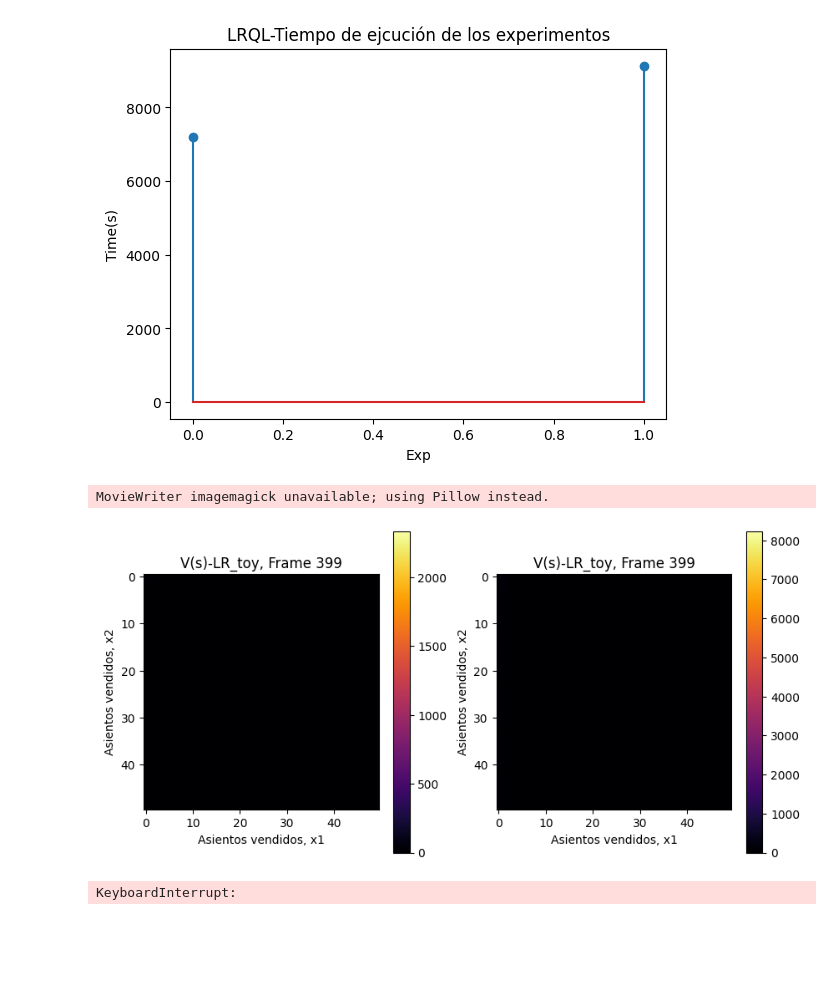
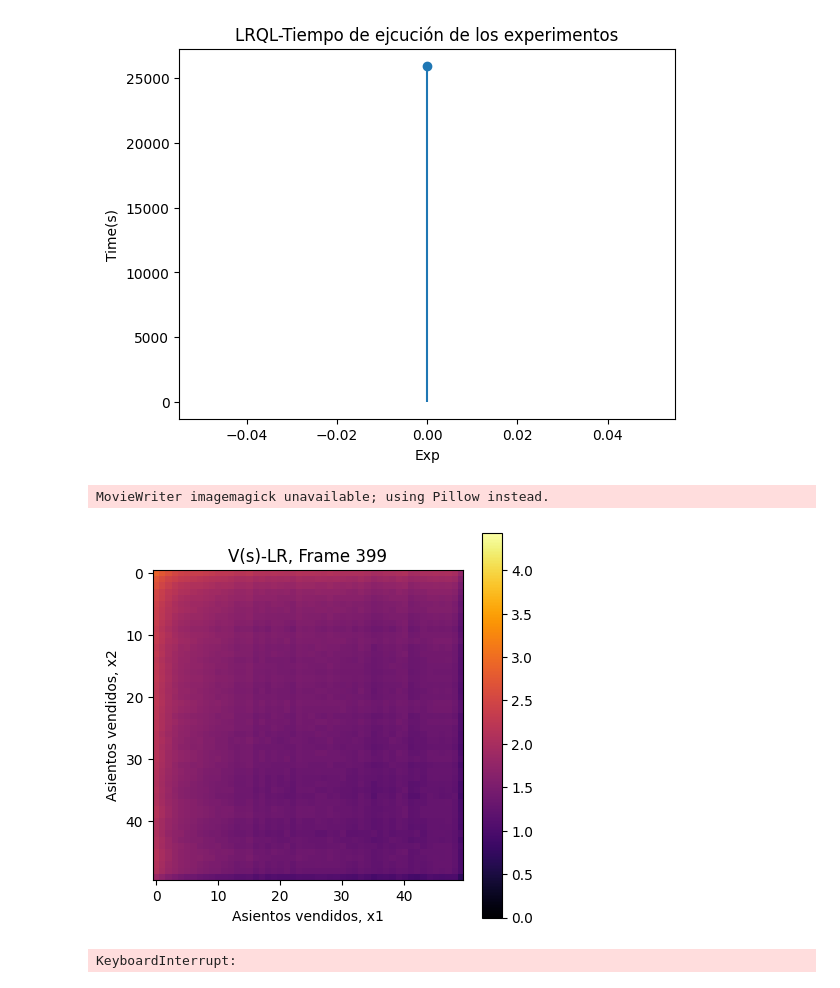
Before and after one commit to Oseluss/RMS, a Jupyter notebook: ARM-RED-LRQL.ipynb, the cells around one changed output. Saved outputs shown, nothing was run; the diff lists cells and outputs as text; code cells hidden in the pictures; blank space fills up the shorter version.

```diff
--- a/ARM-RED-LRQL.ipynb
+++ b/ARM-RED-LRQL.ipynb
@@ -41,7 +41,7 @@ max_steps = T
 buffer_size = 50_000
 
 #Hiperparametros del modelo
-exp_ranks = [5,10]
+exp_ranks = [8]
 # %%
 R_exp = []
 time_exp = []
@@ -122,14 +126,14 @@ plt.ylabel("Time(s)")
 
 plt.savefig("results/"+ name_exp +"/Time_" +Demand_Model + "_" + Qfun_model +"_" + Red_name +".png")
 # %% [output]
-[figure, old version]
+[figure, new version]
 # %%
 from algorithms.utils import saveGIFT
 exp_to_plot = 4
-saveGIFT(env, qfun_exp, "LR", [0,1],  "results/"+ name_exp +"/Qfun_" +Demand_Model + "_" + Qfun_model +"_" + Red_name +".gif")
+saveGIFT(env, qfun_exp, "LR","log" ,[0,1],  "results/"+ name_exp +"/Qfun_" +Demand_Model + "_" + Qfun_model +"_" + Red_name +".gif")
 # %% [output]
 MovieWriter imagemagick unavailable; using Pillow instead.
-[figure, old version]
+[figure, new version]
 # %%
 from algorithms.utils import compare_Qfun_exp
 
```
Also changed, not shown: parts of 3 cells of this notebook, 7 other files.
